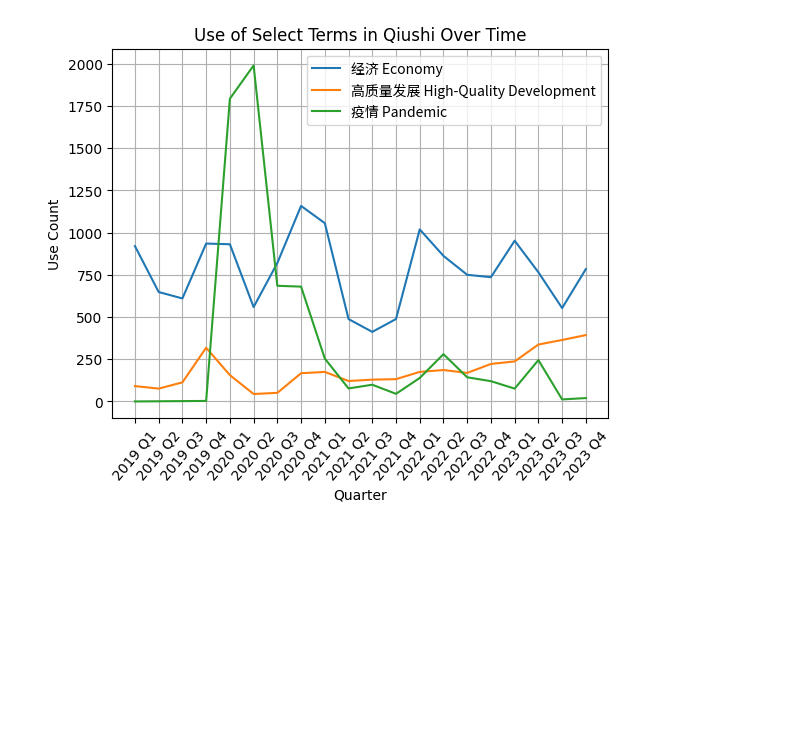
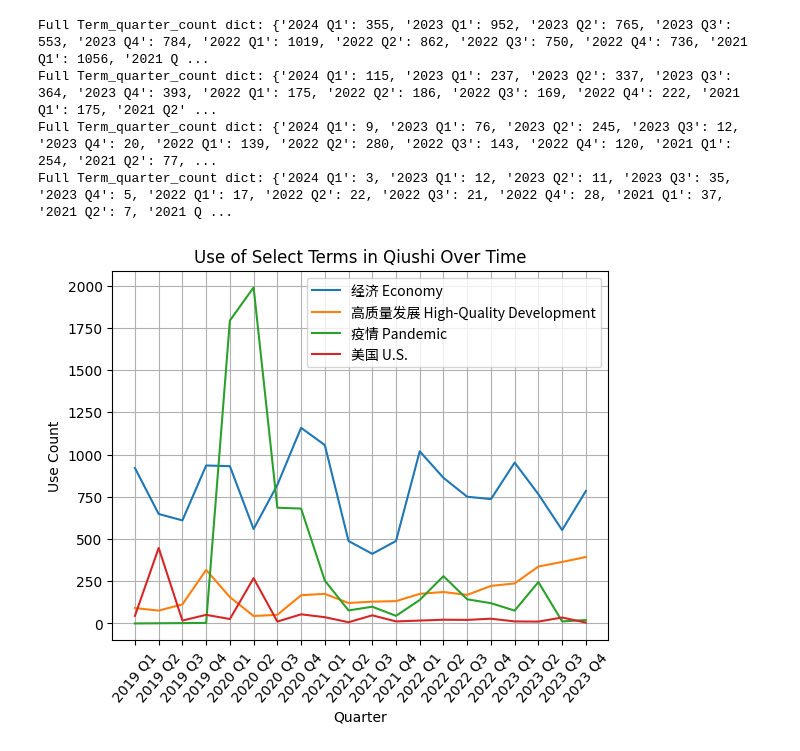
Before and after one commit to calebcsjm/China_Project, a Jupyter notebook: analyze_articles/frequency_analysis.ipynb, the cells around one changed output. Cells and saved outputs as stored; diff of their text form; code cells hidden in the pictures; blank space fills up the shorter version.

```diff
--- a/analyze_articles/frequency_analysis.ipynb
+++ b/analyze_articles/frequency_analysis.ipynb
@@ -2,4 +2,4 @@
 import pandas as pd
 import numpy as np
 
-articles = pd.read_csv("../process_articles/processed_articles.csv")
+articles = pd.read_csv("../process_articles/minimally_processed_articles.csv")
@@ -133,8 +143,12 @@ plot_quarter_counts(articles, "高质量发展", "High-Quality Development")
 [figure]
 # %%
-plot_multiple_quarter_counts(articles, [["经济", "Economy"],["高质量发展", "High-Quality Development"],["疫情", "Pandemic"]])
+plot_multiple_quarter_counts(articles, [["经济", "Economy"],["高质量发展", "High-Quality Development"],["疫情", "Pandemic"], ["美国", "U.S."]])
 # %% [output]
+Full Term_quarter_count dict: {'2024 Q1': 355, '2023 Q1': 952, '2023 Q2': 765, '2023 Q3': 553, '2023 Q4': 784, '2022 Q1': 1019, '2022 Q2': 862, '2022 Q3': 750, '2022 Q4': 736, '2021 Q1': 1056, '2021 Q ...
+Full Term_quarter_count dict: {'2024 Q1': 115, '2023 Q1': 237, '2023 Q2': 337, '2023 Q3': 364, '2023 Q4': 393, '2022 Q1': 175, '2022 Q2': 186, '2022 Q3': 169, '2022 Q4': 222, '2021 Q1': 175, '2021 Q2' ...
+Full Term_quarter_count dict: {'2024 Q1': 9, '2023 Q1': 76, '2023 Q2': 245, '2023 Q3': 12, '2023 Q4': 20, '2022 Q1': 139, '2022 Q2': 280, '2022 Q3': 143, '2022 Q4': 120, '2021 Q1': 254, '2021 Q2': 77, ...
+Full Term_quarter_count dict: {'2024 Q1': 3, '2023 Q1': 12, '2023 Q2': 11, '2023 Q3': 35, '2023 Q4': 5, '2022 Q1': 17, '2022 Q2': 22, '2022 Q3': 21, '2022 Q4': 28, '2021 Q1': 37, '2021 Q2': 7, '2021 Q ...
-[figure, old version]
+[figure, new version]
 # %%
 plot_quarter_counts(articles, "全球安全倡议", "GSI")
 # %% [output]
```
Also changed, not shown: parts of 19 cells of this notebook, 4 other files.
